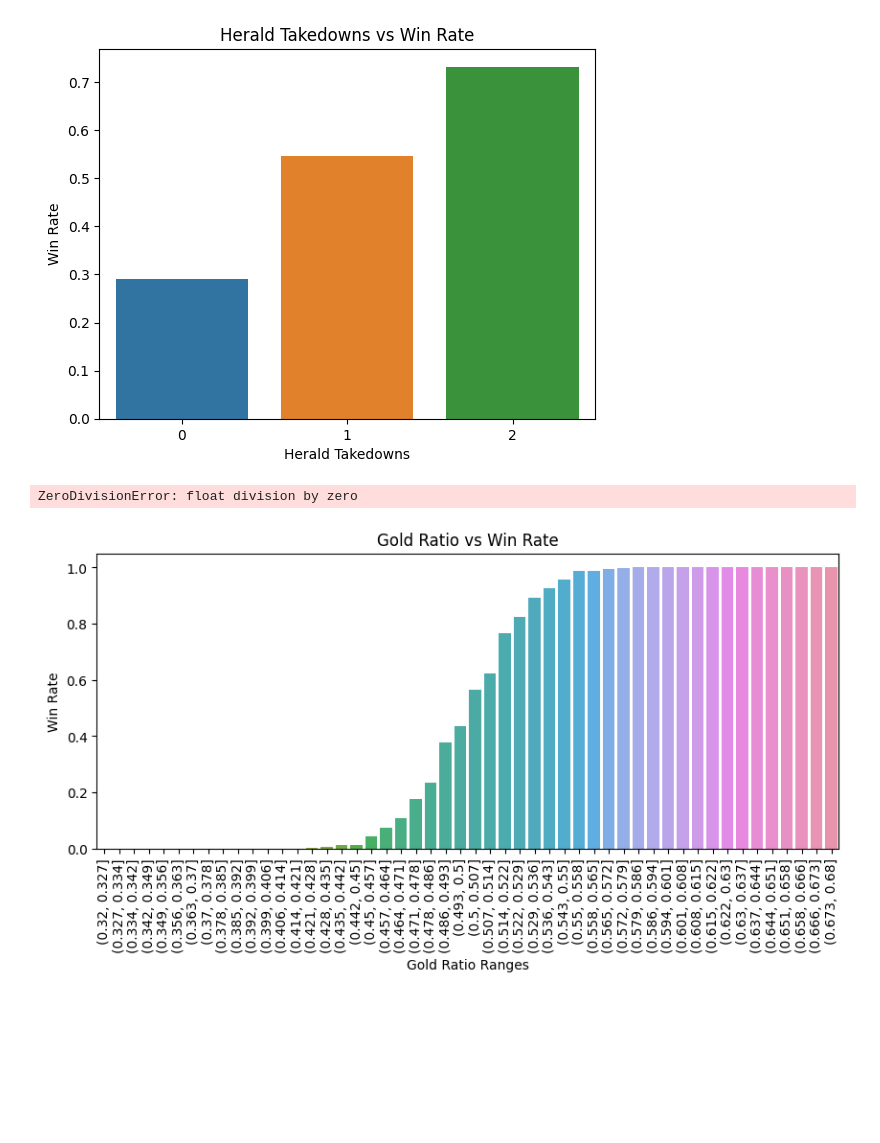
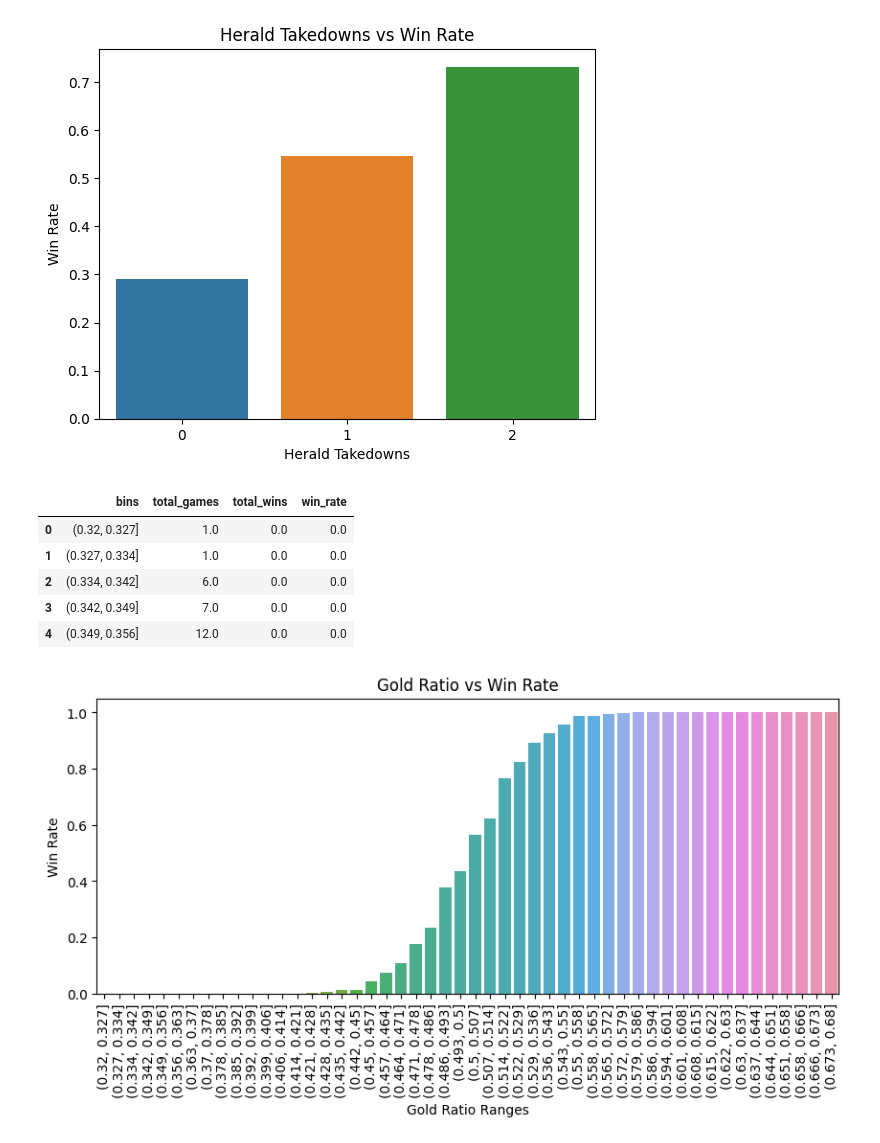
Before and after one commit to SJ-Yu-99/cmsc320final.github.io, a Jupyter notebook: cmsc320final.ipynb, the cells around one changed output. Drawn from its saved outputs; the diff is of its cells as text; code cells hidden in the pictures; blank space fills up the shorter version.

Commit message:
Create dataframe for regression

```diff
--- a/cmsc320final.ipynb
+++ b/cmsc320final.ipynb
@@ -544,35 +537,42 @@ def team1_gold(row):
 def team2_gold(row):
     total = row['team1_total_gold'] + row['team2_total_gold']
     return row['team2_total_gold']/total
 
 # Create new columns with the gold ratios for each team
 df_gold['team1_gold_ratio'] = df_gold.apply(team1_gold, axis=1)
 df_gold['team2_gold_ratio'] = df_gold.apply(team2_gold, axis=1)
 
 df_gold1 = df_gold[['team1_gold_ratio', 'team1_win']].copy()
 df_gold2 = df_gold[['team2_gold_ratio', 'team2_win']].copy()
 
 # Get the total number of matches for each gold ratio
 team1_gold_count = df_gold['team1_gold_ratio'].value_counts()
 team2_gold_count = df_gold['team2_gold_ratio'].value_counts()
 gold_count = team1_gold_count.add(team2_gold_count, fill_value=0)
 
 # Create new dataframe for gold ratios
 df_gold = pd.DataFrame({
     'gold_ratio': gold_count.index,
     'total_games': gold_count,
     }).sort_values(by=['gold_ratio'])
 
 df_gold1 = df_gold1.groupby('team1_gold_ratio')['team1_win'].sum()
 df_gold2 = df_gold2.groupby('team2_gold_ratio')['team2_win'].sum()
 
 df_gold['total_wins'] = df_gold1.add(df_gold2, fill_value=0)
+# Make a copy for future use
 df_gold['bins'] = pd.cut(df_gold['gold_ratio'], 50)
-df_gold = df_gold.groupby('bins', as_index=False)[['total_games', 'total_wins']].sum()
+df_reg = df_gold[['gold_ratio', 'bins']].copy().reset_index()
+df_gold = df_gold.groupby(['bins'], as_index=False)[['total_games', 'total_wins']].sum()
 df_gold['win_rate'] = df_gold.apply(lambda row: row['total_wins'] / row['total_games'], axis=1)
 df_gold.head()
 # %% [output]
-ZeroDivisionError: float division by zero
+|  | bins | total_games | total_wins | win_rate |
+| 0 | (0.32, 0.327] | 1.0 | 0.0 | 0.0 |
+| 1 | (0.327, 0.334] | 1.0 | 0.0 | 0.0 |
+| 2 | (0.334, 0.342] | 6.0 | 0.0 | 0.0 |
+| 3 | (0.342, 0.349] | 7.0 | 0.0 | 0.0 |
+| 4 | (0.349, 0.356] | 12.0 | 0.0 | 0.0 |
 # %%
 fig, ax = plt.subplots(figsize=(10, 4))
 
```
Also changed, not shown: parts of 3 cells of this notebook.
